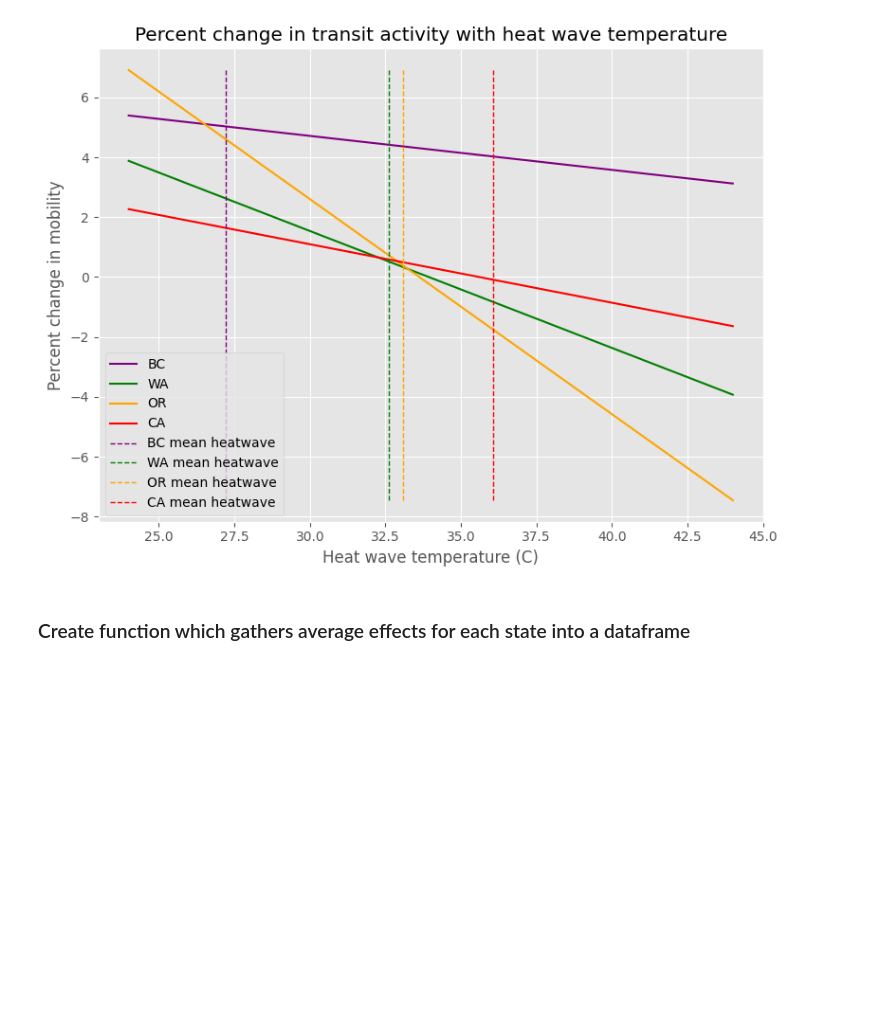
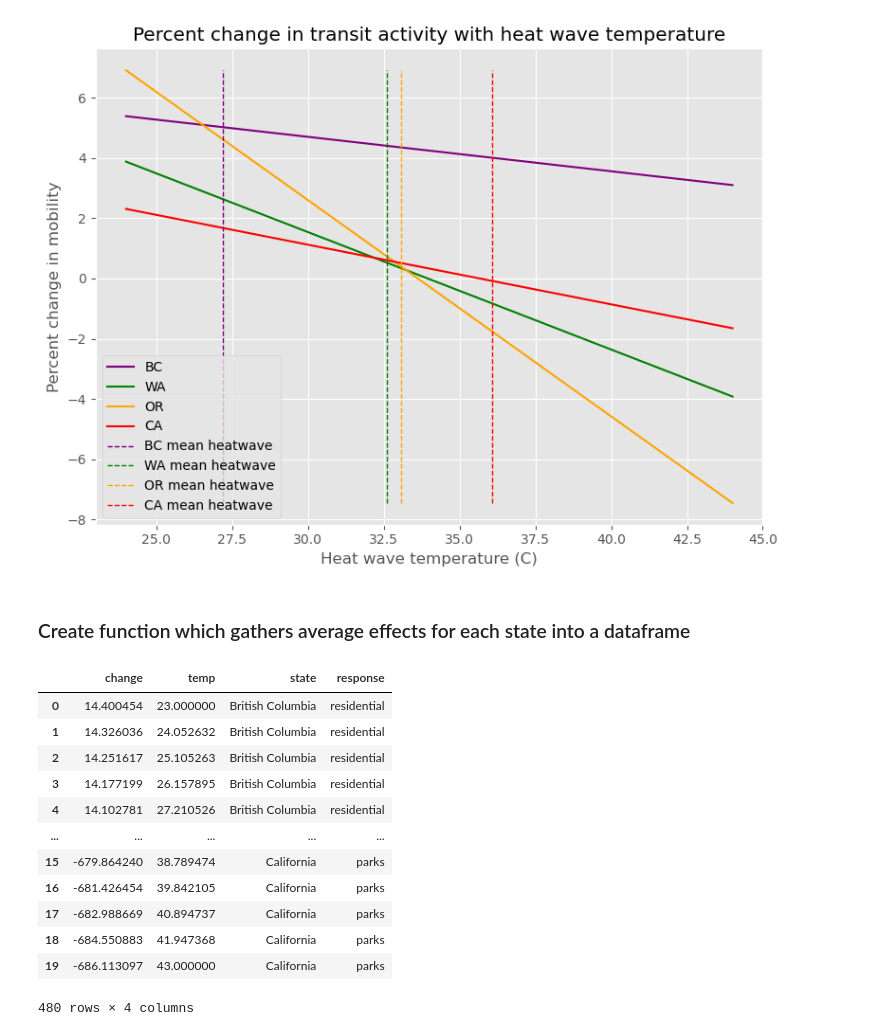
Before and after one commit to shivyucel/heatwaves_pnw_code, a Jupyter notebook: results/1.2_state_plot_preprocess.ipynb, the cells around one changed output. Saved outputs shown, nothing was run; the diff lists cells and outputs as text; code cells hidden in the pictures; blank space fills up the shorter version.

```diff
--- a/results/1.2_state_plot_preprocess.ipynb
+++ b/results/1.2_state_plot_preprocess.ipynb
@@ -257,3 +258,19 @@ master['temp'] += 33
 # %%
 #save dataframe to re-create plots in R
 master.to_csv(data_path + 'results/reg_plots/data_v4.csv')
+# %%
+master
+# %% [output]
+|  | change | temp | state | response |
+| 0 | 14.400454 | 23.000000 | British Columbia | residential |
+| 1 | 14.326036 | 24.052632 | British Columbia | residential |
+| 2 | 14.251617 | 25.105263 | British Columbia | residential |
+| 3 | 14.177199 | 26.157895 | British Columbia | residential |
+| 4 | 14.102781 | 27.210526 | British Columbia | residential |
+| ... | ... | ... | ... | ... |
+| 15 | -679.864240 | 38.789474 | California | parks |
+| 16 | -681.426454 | 39.842105 | California | parks |
+| 17 | -682.988669 | 40.894737 | California | parks |
+| 18 | -684.550883 | 41.947368 | California | parks |
+| 19 | -686.113097 | 43.000000 | California | parks |
+480 rows × 4 columns
```
Also changed, not shown: parts of 2 cells of this notebook, 7 other files.
